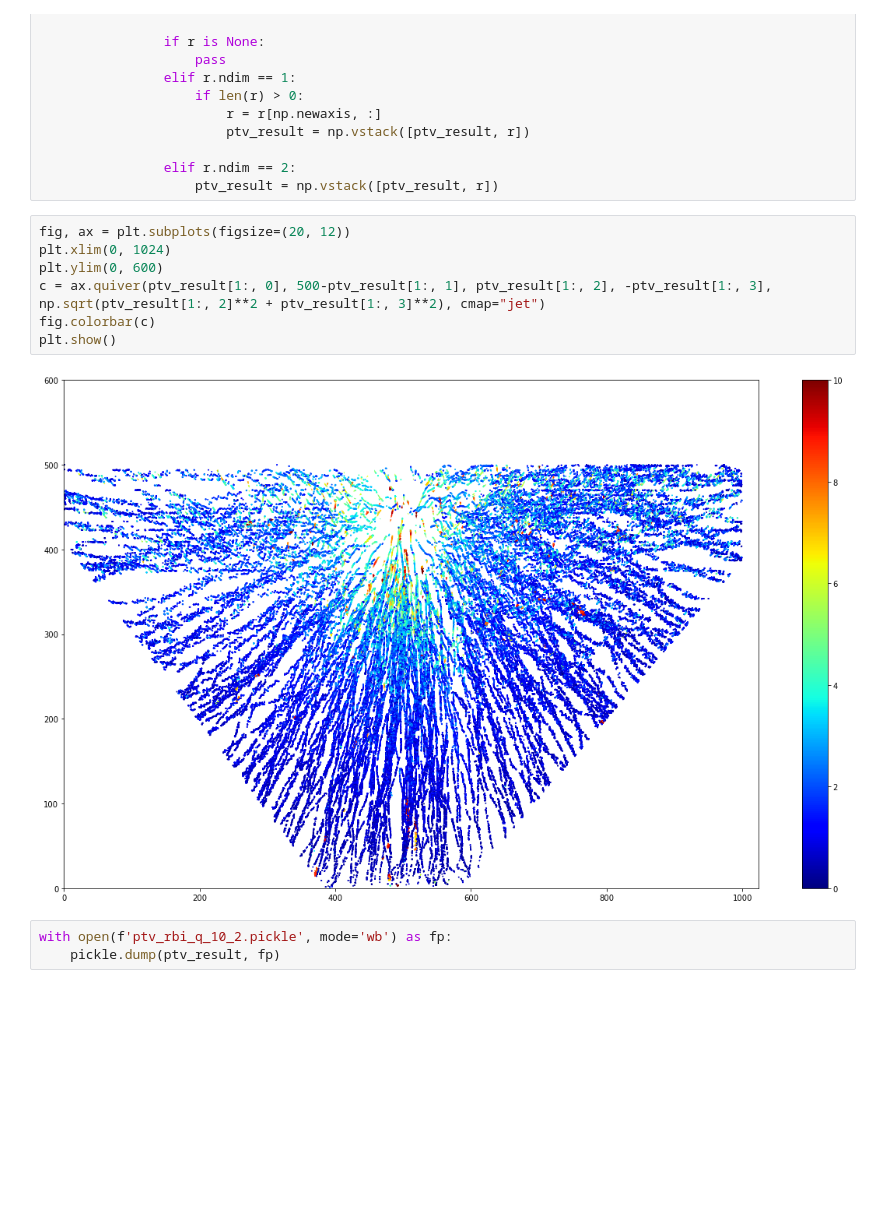
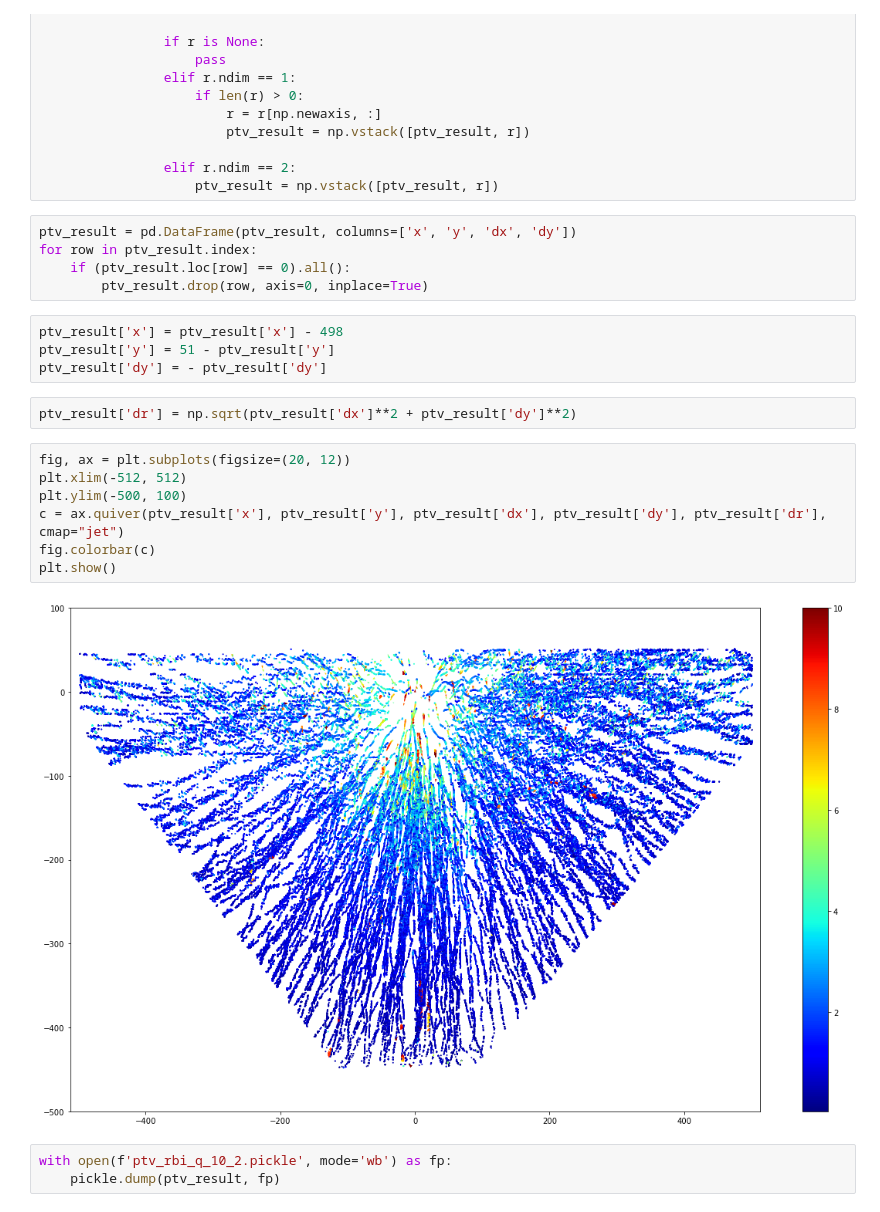
Before and after one commit to wakky927/master-pool, a Jupyter notebook: 20221027/ptv2_rbi_q_10_2.ipynb, the cells around one changed output. Drawn from its saved outputs; the diff is of its cells as text; blank space fills up the shorter version.

Commit message:
20221027 ptv result divided

```diff
--- a/20221027/ptv2_rbi_q_10_2.ipynb
+++ b/20221027/ptv2_rbi_q_10_2.ipynb
@@ -38,15 +38,26 @@ for t in range(1, 11):
 
                 elif r.ndim == 2:
                     ptv_result = np.vstack([ptv_result, r])
+# %%
+ptv_result = pd.DataFrame(ptv_result, columns=['x', 'y', 'dx', 'dy'])
+for row in ptv_result.index:
+    if (ptv_result.loc[row] == 0).all():
+        ptv_result.drop(row, axis=0, inplace=True)
+# %%
+ptv_result['x'] = ptv_result['x'] - 498
+ptv_result['y'] = 51 - ptv_result['y']
+ptv_result['dy'] = - ptv_result['dy']
+# %%
+ptv_result['dr'] = np.sqrt(ptv_result['dx']**2 + ptv_result['dy']**2)
 # %%
 fig, ax = plt.subplots(figsize=(20, 12))
-plt.xlim(0, 1024)
-plt.ylim(0, 600)
-c = ax.quiver(ptv_result[1:, 0], 500-ptv_result[1:, 1], ptv_result[1:, 2], -ptv_result[1:, 3], np.sqrt(ptv_result[1:, 2]**2 + ptv_result[1:, 3]**2), cmap="jet")
+plt.xlim(-512, 512)
+plt.ylim(-500, 100)
+c = ax.quiver(ptv_result['x'], ptv_result['y'], ptv_result['dx'], ptv_result['dy'], ptv_result['dr'], cmap="jet")
 fig.colorbar(c)
 plt.show()
 # %% [output]
-[figure, old version]
+[figure, new version]
 # %%
 with open(f'ptv_rbi_q_10_2.pickle', mode='wb') as fp:
     pickle.dump(ptv_result, fp)
```
Also changed, not shown: 21 other files.
